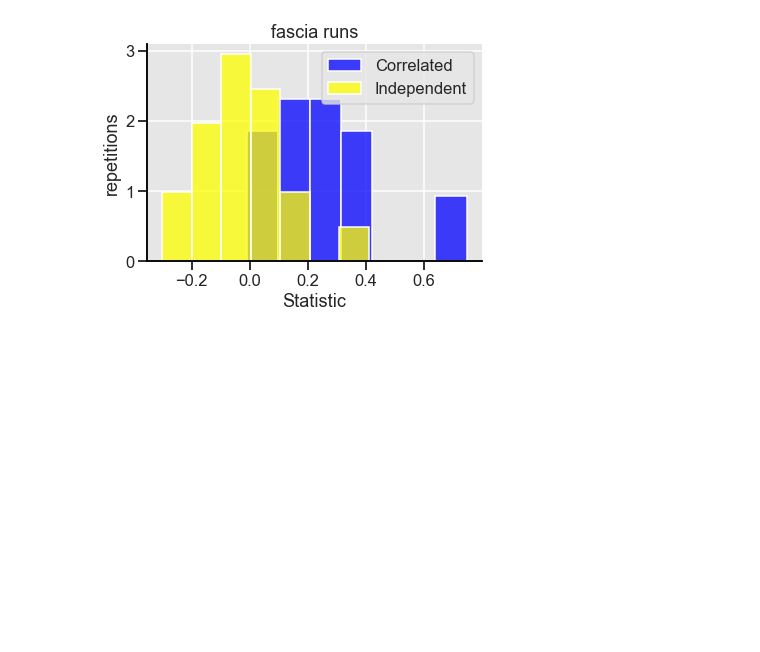
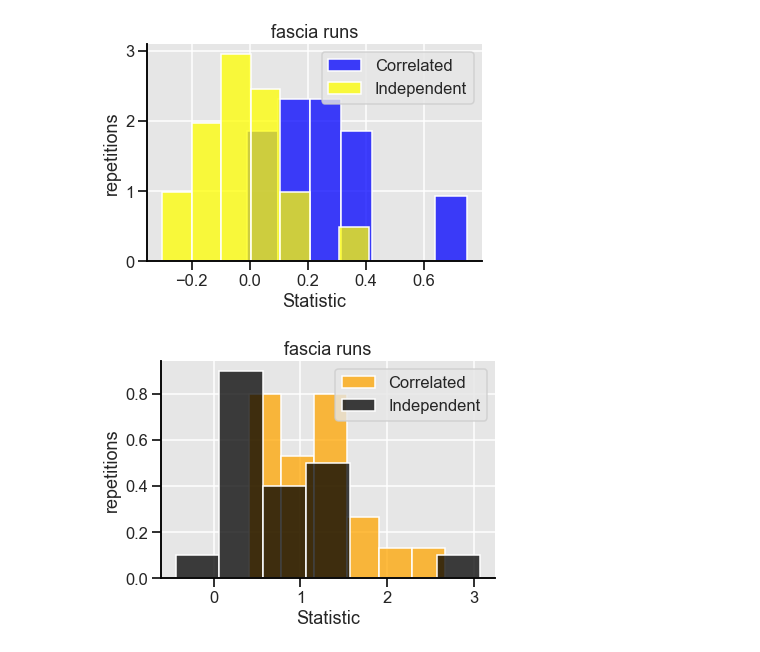
Before and after one commit to louishu17/tree_color_coding_task, a Jupyter notebook: Jupyter Vizualizations/fascia_viz.ipynb, the cells around one changed output. Saved outputs shown, nothing was run; the diff lists cells and outputs as text; code cells hidden in the pictures; blank space fills up the shorter version.

Commit message:
more fascia test graphs

```diff
--- a/Jupyter Vizualizations/fascia_viz.ipynb
+++ b/Jupyter Vizualizations/fascia_viz.ipynb
@@ -115,3 +115,17 @@ sns.set_context("talk")
 sns.despine(right = True, top=True)
 # %% [output]
 [figure]
+# %%
+#K = 5 p = 0.001 n = 1000
+curve = True
+list1 = [1.112654e+00, 2.215027e+00, 2.661797e+00, 4.408558e-01, 1.250200e+00, 7.568246e-01, 8.323350e-01, 1.378427e+00, 8.919160e-01, 1.796642e+00, 1.446896e+00, 1.584199e+00, 7.372955e-01, 6.416313e-01, 1.464813e+00, 4.036699e-01, 1.260749e+00, 7.272555e-01, 1.374502e+00, 1.114233e+00]
+list2 = [3.810971e-01, 1.208511e+00, 3.368587e-01, 4.957346e-01, 5.262227e-01, 2.379830e-01, 6.049575e-01, 1.538517e+00, 2.592912e-01, 1.073695e+00, -4.371614e-01, 1.162053e+00, 7.434559e-01, 1.546720e+00, 6.781387e-01, 1.498540e-01, 8.796949e-01, 4.985450e-01, 9.180673e-02, 3.070667e+00]
+
+sns.histplot(list1, color='orange', label='Correlated', stat = "density")
+sns.histplot(list2, color='black', label="Independent", stat = "density").set(xlabel = 'Statistic', ylabel = 'repetitions', title = 'fascia runs')
+plt.legend()
+sns.set_style("darkgrid", {'ytick.left' : True, 'xtick.bottom': True, 'axes.spines.left': True, 'grid.color': '1', 'axes.edgecolor': '0', 'axes.spines.right': False, "axes.facecolor": ".9"})
+sns.set_context("talk")
+sns.despine(right = True, top=True)
+# %% [output]
+[figure, added]
```
Also changed, not shown: parts of 1 cell of this notebook.
